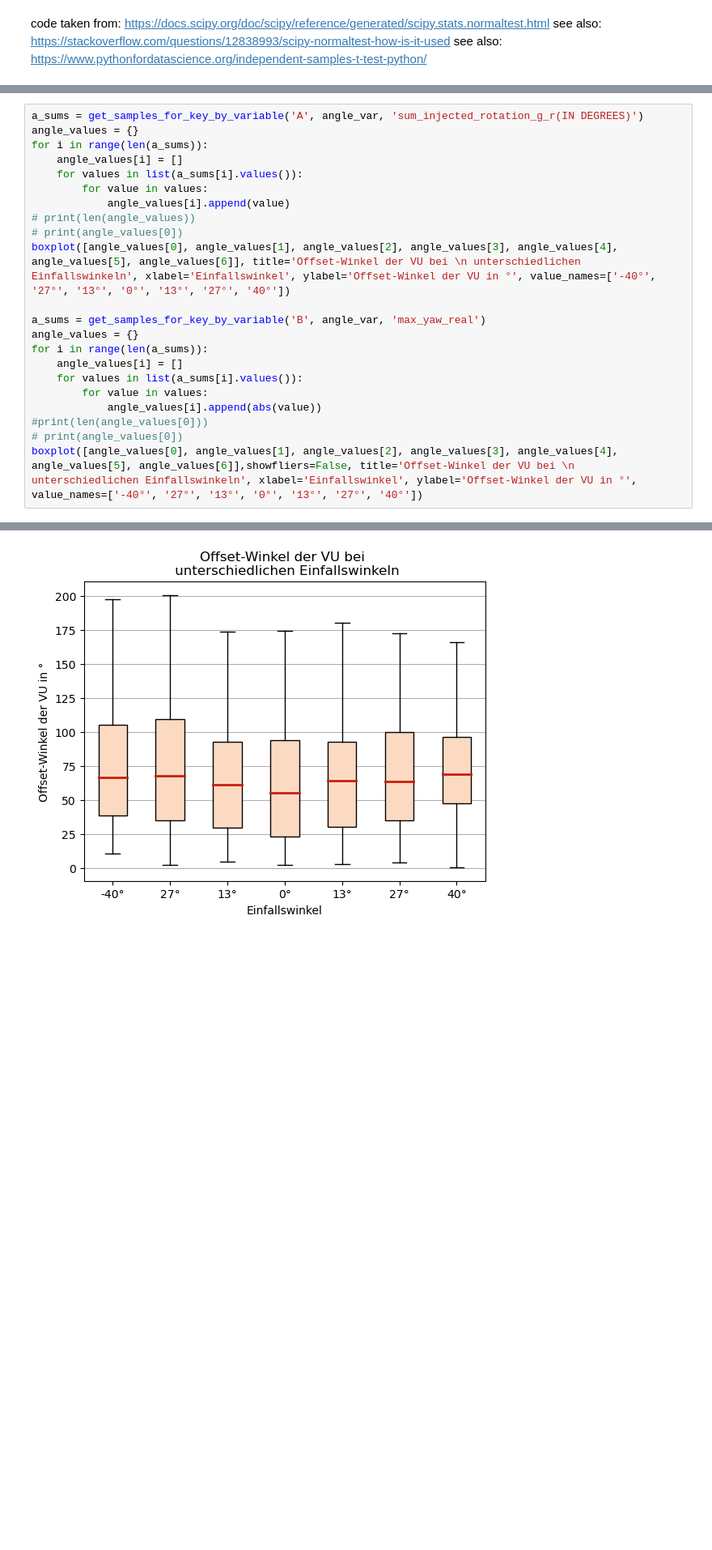
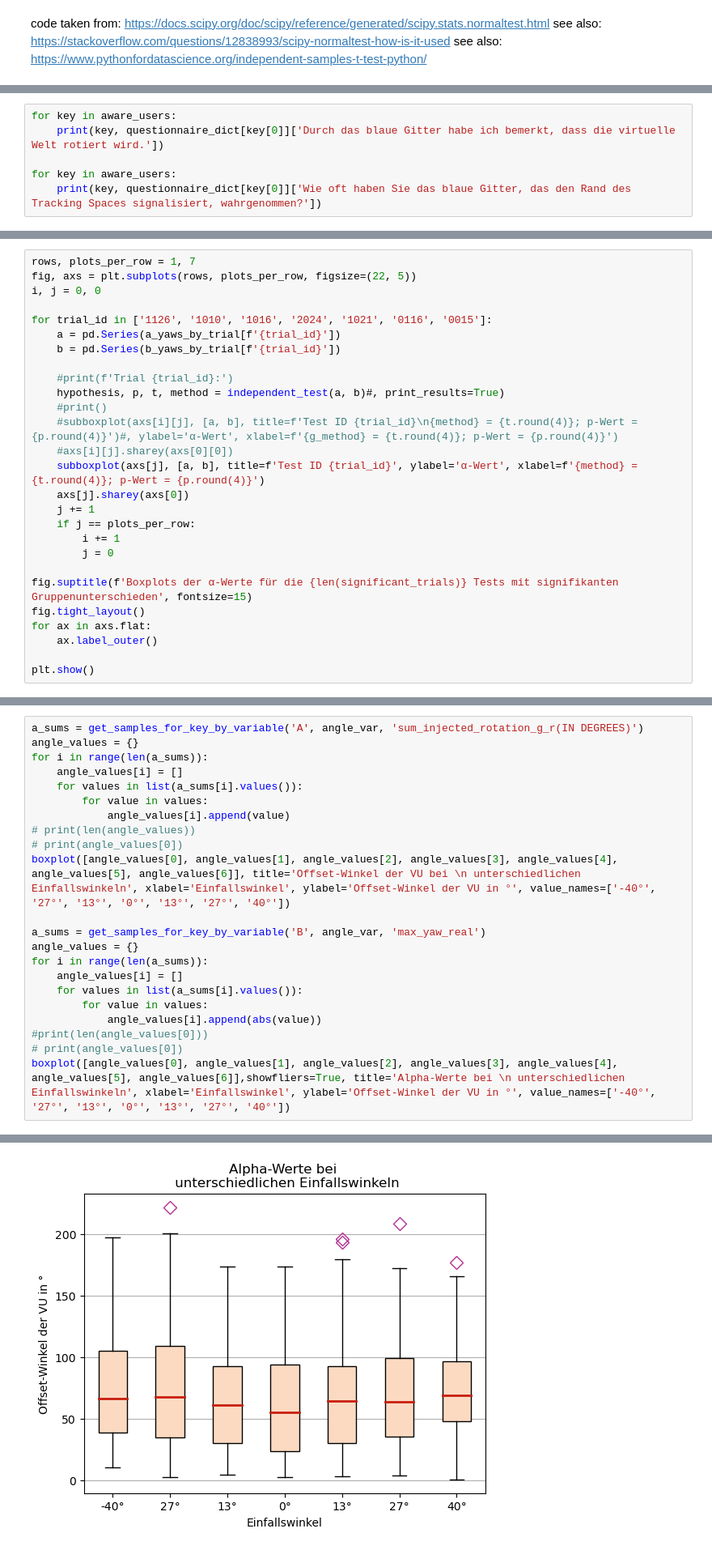
Before and after one commit to Knerten0815/VR_Dodge_Study, a Jupyter notebook: Data-Visualization/Jupyter Notebooks/How to load your data into python.ipynb, the cells around one changed output, grey strips where cells are left out. Shown at 81% size. Saved outputs shown, nothing was run; the diff lists cells and outputs as text; blank space fills up the shorter version.

```diff
--- a/Data-Visualization/Jupyter Notebooks/How to load your data into python.ipynb
+++ b/Data-Visualization/Jupyter Notebooks/How to load your data into python.ipynb
@@ -590,0 +870,6 @@ def subboxplot(ax: plt.Axes, values, value_names=['A', 'B'], title:str ='', xlab
+# %%
+for key in aware_users:
+    print(key, questionnaire_dict[key[0]]['Durch das blaue Gitter habe ich bemerkt, dass die virtuelle Welt rotiert wird.'])
+
+for key in aware_users:
+    print(key, questionnaire_dict[key[0]]['Wie oft haben Sie das blaue Gitter, das den Rand des Tracking Spaces signalisiert, wahrgenommen?'])
@@ -623,0 +1798,27 @@ The 7 significant trials are: ['1126', '1010', '1016', '2024', '1021', '0116', '
+# %%
+rows, plots_per_row = 1, 7
+fig, axs = plt.subplots(rows, plots_per_row, figsize=(22, 5))
+i, j = 0, 0
+
+for trial_id in ['1126', '1010', '1016', '2024', '1021', '0116', '0015']:
+    a = pd.Series(a_yaws_by_trial[f'{trial_id}'])
+    b = pd.Series(b_yaws_by_trial[f'{trial_id}'])
+
+    #print(f'Trial {trial_id}:')
+    hypothesis, p, t, method = independent_test(a, b)#, print_results=True)
+    #print()
+    #subboxplot(axs[i][j], [a, b], title=f'Test ID {trial_id}\n{method} = {t.round(4)}; p-Wert = {p.round(4)}')#, ylabel='α-Wert', xlabel=f'{g_method} = {t.round(4)}; p-Wert = {p.round(4)}')
+    #axs[i][j].sharey(axs[0][0])
+    subboxplot(axs[j], [a, b], title=f'Test ID {trial_id}', ylabel='α-Wert', xlabel=f'{method} = {t.round(4)}; p-Wert = {p.round(4)}')
+    axs[j].sharey(axs[0])
+    j += 1
+    if j == plots_per_row:
+        i += 1
+        j = 0
+
+fig.suptitle(f'Boxplots der α-Werte für die {len(significant_trials)} Tests mit signifikanten Gruppenunterschieden', fontsize=15)
+fig.tight_layout()
+for ax in axs.flat:
+    ax.label_outer()
+
+plt.show()
@@ -657,25 +1874,25 @@ The 2 significant trials are: ['203', '111']
 # %%
 a_sums = get_samples_for_key_by_variable('A', angle_var, 'sum_injected_rotation_g_r(IN DEGREES)')
 angle_values = {}
 for i in range(len(a_sums)):
     angle_values[i] = []
     for values in list(a_sums[i].values()):
         for value in values:
             angle_values[i].append(value)
 # print(len(angle_values))
 # print(angle_values[0])
 boxplot([angle_values[0], angle_values[1], angle_values[2], angle_values[3], angle_values[4], angle_values[5], angle_values[6]], title='Offset-Winkel der VU bei \n unterschiedlichen Einfallswinkeln', xlabel='Einfallswinkel', ylabel='Offset-Winkel der VU in °', value_names=['-40°', '27°', '13°', '0°', '13°', '27°', '40°'])
 
 a_sums = get_samples_for_key_by_variable('B', angle_var, 'max_yaw_real')
 angle_values = {}
 for i in range(len(a_sums)):
     angle_values[i] = []
     for values in list(a_sums[i].values()):
         for value in values:
             angle_values[i].append(abs(value))
 #print(len(angle_values[0]))
 # print(angle_values[0])
-boxplot([angle_values[0], angle_values[1], angle_values[2], angle_values[3], angle_values[4], angle_values[5], angle_values[6]],showfliers=False, title='Offset-Winkel der VU bei \n unterschiedlichen Einfallswinkeln', xlabel='Einfallswinkel', ylabel='Offset-Winkel der VU in °', value_names=['-40°', '27°', '13°', '0°', '13°', '27°', '40°'])
+boxplot([angle_values[0], angle_values[1], angle_values[2], angle_values[3], angle_values[4], angle_values[5], angle_values[6]],showfliers=True, title='Alpha-Werte bei \n unterschiedlichen Einfallswinkeln', xlabel='Einfallswinkel', ylabel='Offset-Winkel der VU in °', value_names=['-40°', '27°', '13°', '0°', '13°', '27°', '40°'])
 # %% [output]
 [figure]
-[figure, old version]
+[figure, new version]
```
Also changed, not shown: parts of 77 cells of this notebook.
